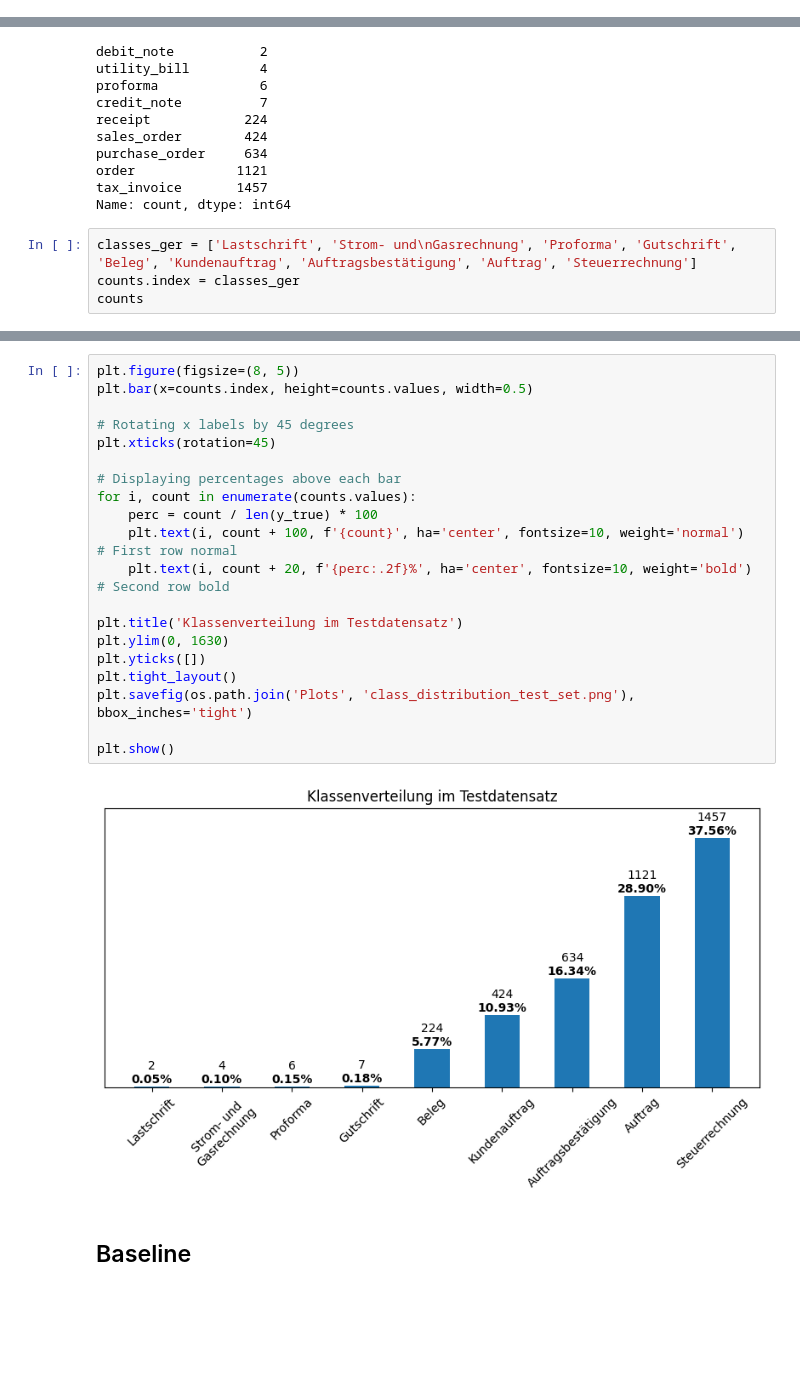
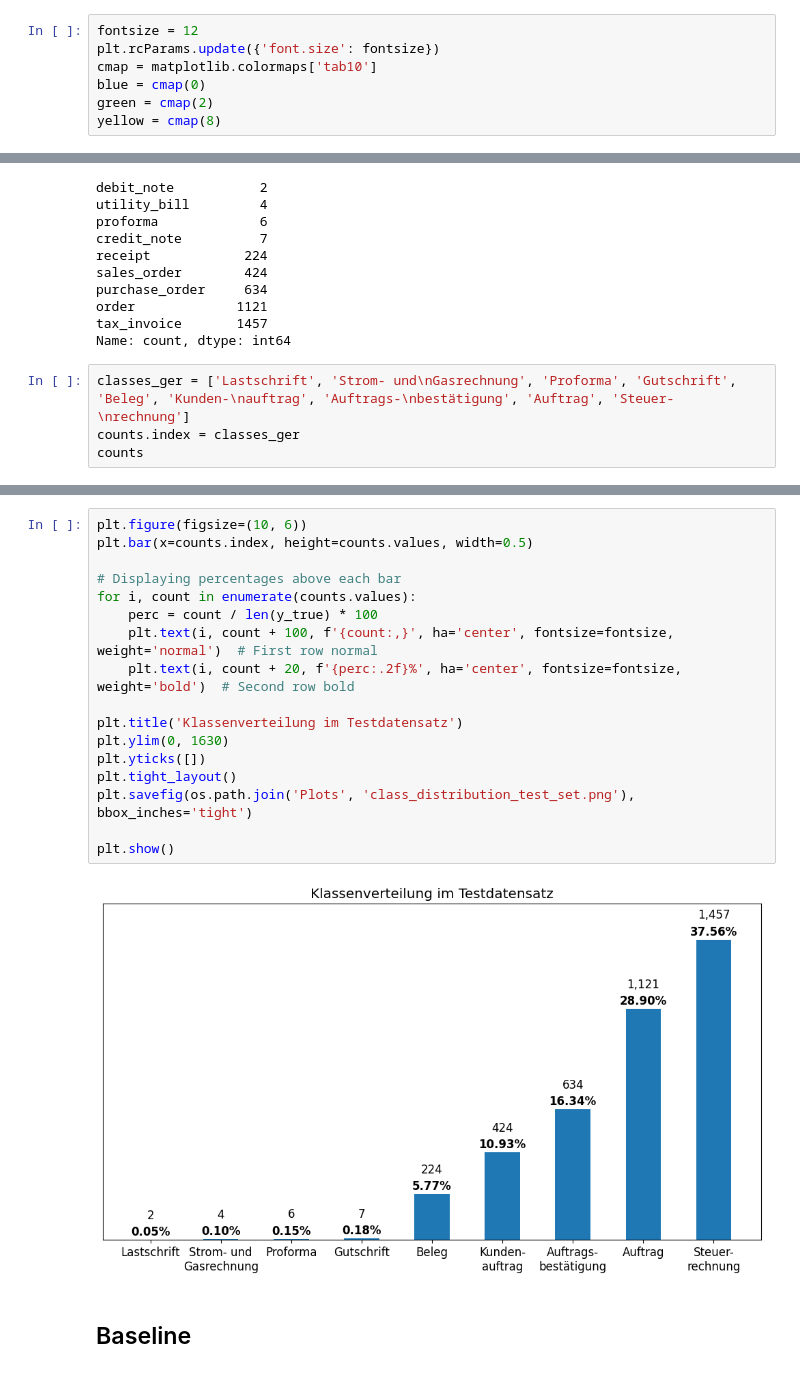
Before and after one commit to sn0lian/Sebastian-Strobel-Hauptprojekt, a Jupyter notebook: AverageMetrics.ipynb, the cells around one changed output, grey strips where cells are left out. Saved outputs shown, nothing was run; the diff lists cells and outputs as text; blank space fills up the shorter version.

```diff
--- a/AverageMetrics.ipynb
+++ b/AverageMetrics.ipynb
@@ -30,6 +31,13 @@ import pandas as pd
 
 from sklearn import metrics
 from sklearn.dummy import DummyClassifier
+# %%
+fontsize = 12
+plt.rcParams.update({'font.size': fontsize})
+cmap = matplotlib.colormaps['tab10']
+blue = cmap(0)
+green = cmap(2)
+yellow = cmap(8)
 # %%
 y_true = np.load(os.path.join('Arrays', 'DonutClassification', f'10epochs_y_real.npy'))
 X = np.zeros((len(y_true), 1))
@@ -69,7 +74,7 @@ order             1121
 tax_invoice       1457
 Name: count, dtype: int64
 # %%
-classes_ger = ['Lastschrift', 'Strom- und\nGasrechnung', 'Proforma', 'Gutschrift', 'Beleg', 'Kundenauftrag', 'Auftragsbestätigung', 'Auftrag', 'Steuerrechnung']
+classes_ger = ['Lastschrift', 'Strom- und\nGasrechnung', 'Proforma', 'Gutschrift', 'Beleg', 'Kunden-\nauftrag', 'Auftrags-\nbestätigung', 'Auftrag', 'Steuer-\nrechnung']
 counts.index = classes_ger
 counts
 # %% [output]
@@ -85,26 +90,23 @@ Steuerrechnung             1457
 Name: count, dtype: int64
 # %%
-plt.figure(figsize=(8, 5))
+plt.figure(figsize=(10, 6))
 plt.bar(x=counts.index, height=counts.values, width=0.5)
-
-# Rotating x labels by 45 degrees
-plt.xticks(rotation=45)
 
 # Displaying percentages above each bar
 for i, count in enumerate(counts.values):
     perc = count / len(y_true) * 100
-    plt.text(i, count + 100, f'{count}', ha='center', fontsize=10, weight='normal')  # First row normal
-    plt.text(i, count + 20, f'{perc:.2f}%', ha='center', fontsize=10, weight='bold')  # Second row bold
+    plt.text(i, count + 100, f'{count:,}', ha='center', fontsize=fontsize, weight='normal')  # First row normal
+    plt.text(i, count + 20, f'{perc:.2f}%', ha='center', fontsize=fontsize, weight='bold')  # Second row bold
 
 plt.title('Klassenverteilung im Testdatensatz')
 plt.ylim(0, 1630)
 plt.yticks([])
 plt.tight_layout()
 plt.savefig(os.path.join('Plots', 'class_distribution_test_set.png'), bbox_inches='tight')
 
 plt.show()
 # %% [output]
-[figure, old version]
+[figure, new version]
 # %% [markdown]
 ## Baseline
 # %% [markdown]
```
Also changed, not shown: parts of 16 cells of this notebook, 28 other files.
